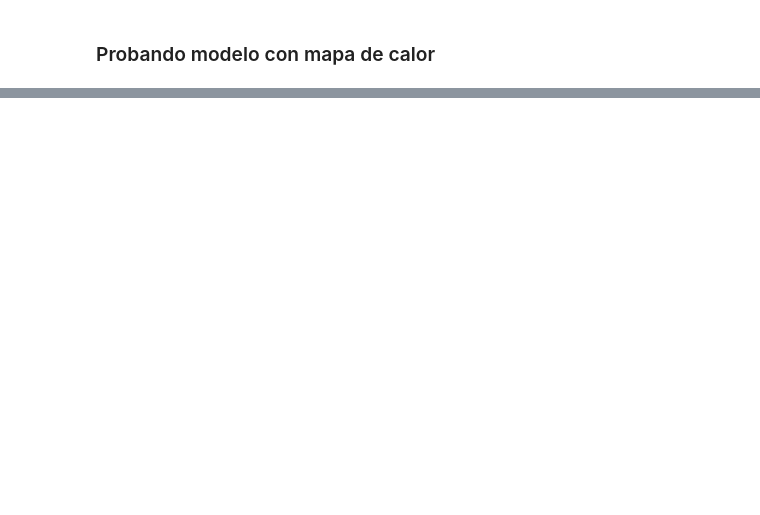
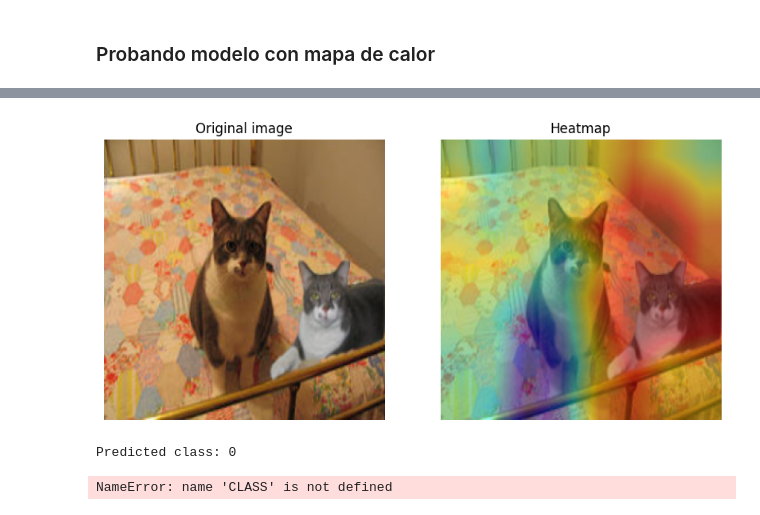
Before and after one commit to migueldemollet/Sherlook, a Jupyter notebook: src/models_ela.ipynb, the cells around one changed output, grey strips where cells are left out. Drawn from its saved outputs; the diff is of its cells as text; code cells hidden in the pictures; blank space fills up the shorter version.

Commit message:
improve preprcesament and implemetation xception model

```diff
--- a/src/models_ela.ipynb
+++ b/src/models_ela.ipynb
@@ -67,4 +77,4 @@ else:
 REAL_IMAGE_PATH = '../dataset/Au'
 FAKE_IMAGE_PATH = "../dataset/Tp"
 IMG_SIZE = (256, 256)
-CLASS = ['Manipulated', 'Original']
+CLASS = ["real", "fake"]
@@ -116,21 +114,0 @@ df = pd.concat([df_au, df_tp], ignore_index=True)
-# %%
-def plot_ela_images(original, images: list, qualities: list):
-    fig = plt.figure(figsize=(20, 20))
-    fig.add_subplot(1, 4, 1)
-    plt.title("Original")
-    plt.imshow(original)
-    plt.axis('off')
-
-    for i, image in enumerate(images):
-        fig.add_subplot(1, 4, i+2)
-        plt.title("Quality: " + str(qualities[i]))
-        plt.imshow(image)
-        plt.axis('off')
-    plt.show()
-
-def ela(orig_img, quality=90):
-    _, buffer = cv2.imencode('.jpg', orig_img, [cv2.IMWRITE_JPEG_QUALITY, quality])
-    compressed_img = cv2.imdecode(np.frombuffer(buffer, np.uint8), cv2.IMREAD_COLOR)
-
-    diff = 15 * cv2.absdiff(orig_img, compressed_img)
-    return diff
@@ -258,18 +352,11 @@ detect_manipulated_images_model_mobilenet_v2.h5 1min 47s 12 epocas bacth_size=32
 
 loss: 0.5404 - accuracy: 0.7285 - precision: 0.7123 - recall: 0.4715 - auc: 0.7986 - prc: 0.6622
 # %%
-model = MobileNet(weights='imagenet', include_top=False, input_shape=(256, 256, 3))
+inputs = Input(shape=(256, 256, 3))
+model = MobileNetV2(weights='imagenet', include_top=False, input_shape=(256, 256, 3))
 
-# Congelar todas las capas del modelo pre-entrenado para que no se modifiquen durante el entrenamiento
-for layer in model.layers:
-    layer.trainable = False
-
-# Agregar capas adicionales en la parte superior del modelo pre-entrenado
-x = model.output
-x = GlobalAveragePooling2D()(x)
+x = GlobalAveragePooling2D()(model.output)
 x = Dense(1024, activation='relu')(x)
-x = Dropout(0.5)(x)
 predictions = Dense(1, activation='sigmoid')(x)
 
-# Definir el modelo completo
 model = Model(inputs=model.inputs, outputs=predictions)
@@ -405,9 +543,10 @@ def plot_heatmap(img_original, superimposed_img, class_idx):
     print('Predicted class name:', CLASS[class_idx])
 # %%
 tf.compat.v1.disable_eager_execution()
-model = load_model('./../model/ela_models/detect_manipulated_images_model_scratch_v1.h5')
+model = load_model('./../model/ela_models/detect_manipulated_images_model_mobileNet_v3.h5')
 path = '../dataset/Tp/Tp_D_CRD_S_O_ani10103_ani10111_10637.jpg'
 img = cv2.imread(path)
 
 original_img, heatmap_img, result = predict_with_heatmap(model, img)
 plot_heatmap(original_img, heatmap_img, result)
+# %% [output]
@@ -413,0 +554,3 @@ plot_heatmap(original_img, heatmap_img, result)
+[figure, added]
+Predicted class: 0
+NameError: name 'CLASS' is not defined
```
Also changed, not shown: parts of 32 cells of this notebook, 2 other files.
